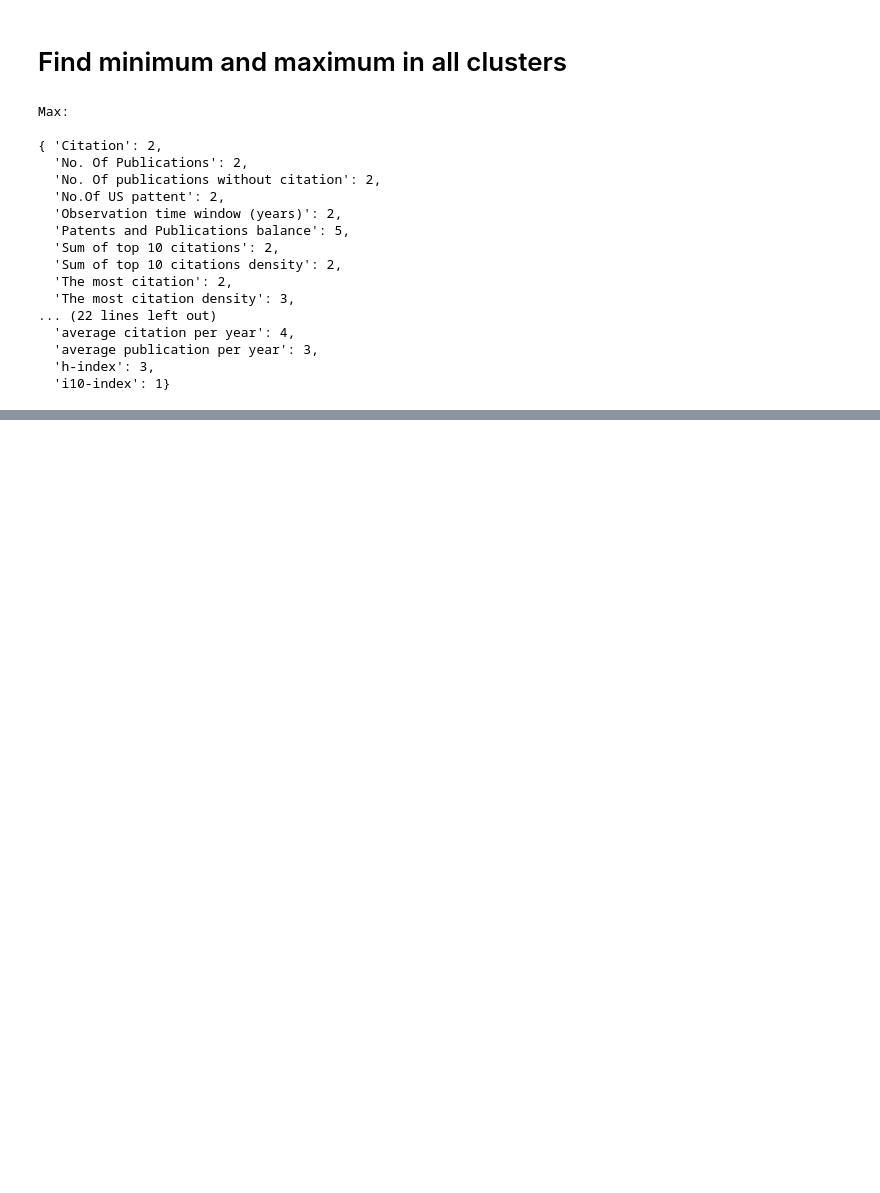
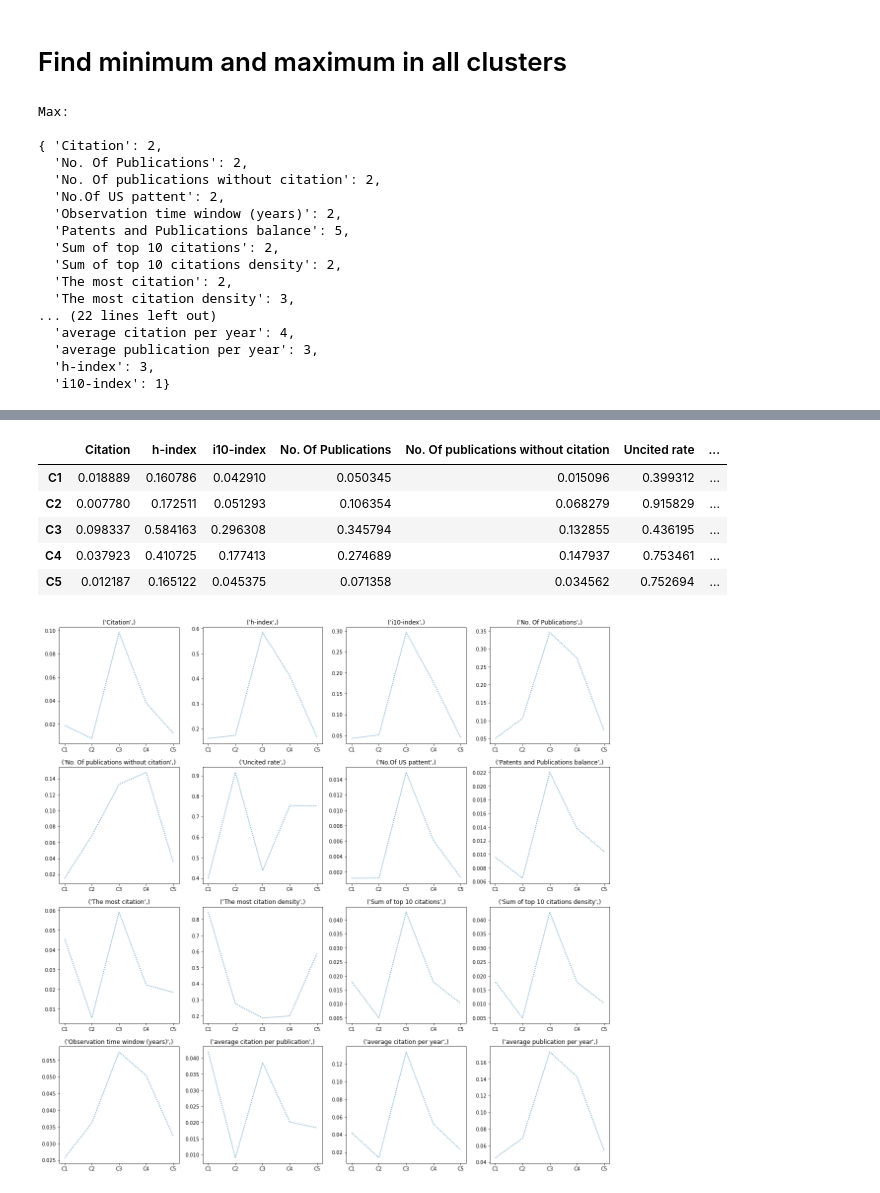
Before and after one commit to amirhossein-bayati/get-scholar-professors, a Jupyter notebook: Alalyzing/Analyzing_5_clusters.ipynb, the cells around one changed output, grey strips where cells are left out. Cells and saved outputs as stored; diff of their text form; code cells hidden in the pictures; blank space fills up the shorter version.

```diff
--- a/Alalyzing/Analyzing_5_clusters.ipynb
+++ b/Alalyzing/Analyzing_5_clusters.ipynb
@@ -288,0 +291,9 @@ Max:
+# %%
+kmeansInertias = []
+kmeans = KMeans(init='k-means++', n_clusters=5, random_state=0, n_init=12)
+kmeans.fit(df)
+clusterCenters = kmeans.cluster_centers_
+kmeansInertias.append(kmeans.inertia_)
+centroidsTable = pd.DataFrame(clusterCenters, columns=df.columns[:17], index = ['C'+str(i+1) for i in range(len(clusterCenters))])
+
+display(centroidsTable)
@@ -288,0 +307,20 @@ Max:
+# %%
+fig, ax = plt.subplots(nrows=4, ncols=4, figsize=(20, 20))
+i = 0
+j = 0
+display(centroidsTable)
+for col in centroidsTable.columns:
+    if j == 4:
+        i += 1
+        j = 0
+    ax[i, j].set(title = col)
+    ax[i, j].plot(centroidsTable[col], linestyle = 'dotted')
+    j += 1
+# %% [output]
+|  | Citation | h-index | i10-index | No. Of Publications | No. Of publications without citation | Uncited rate | ... |
+| C1 | 0.018889 | 0.160786 | 0.042910 | 0.050345 | 0.015096 | 0.399312 | ... |
+| C2 | 0.007780 | 0.172511 | 0.051293 | 0.106354 | 0.068279 | 0.915829 | ... |
+| C3 | 0.098337 | 0.584163 | 0.296308 | 0.345794 | 0.132855 | 0.436195 | ... |
+| C4 | 0.037923 | 0.410725 | 0.177413 | 0.274689 | 0.147937 | 0.753461 | ... |
+| C5 | 0.012187 | 0.165122 | 0.045375 | 0.071358 | 0.034562 | 0.752694 | ... |
+[figure, added]
```
Also changed, not shown: parts of 2 cells of this notebook, 5 other files.
